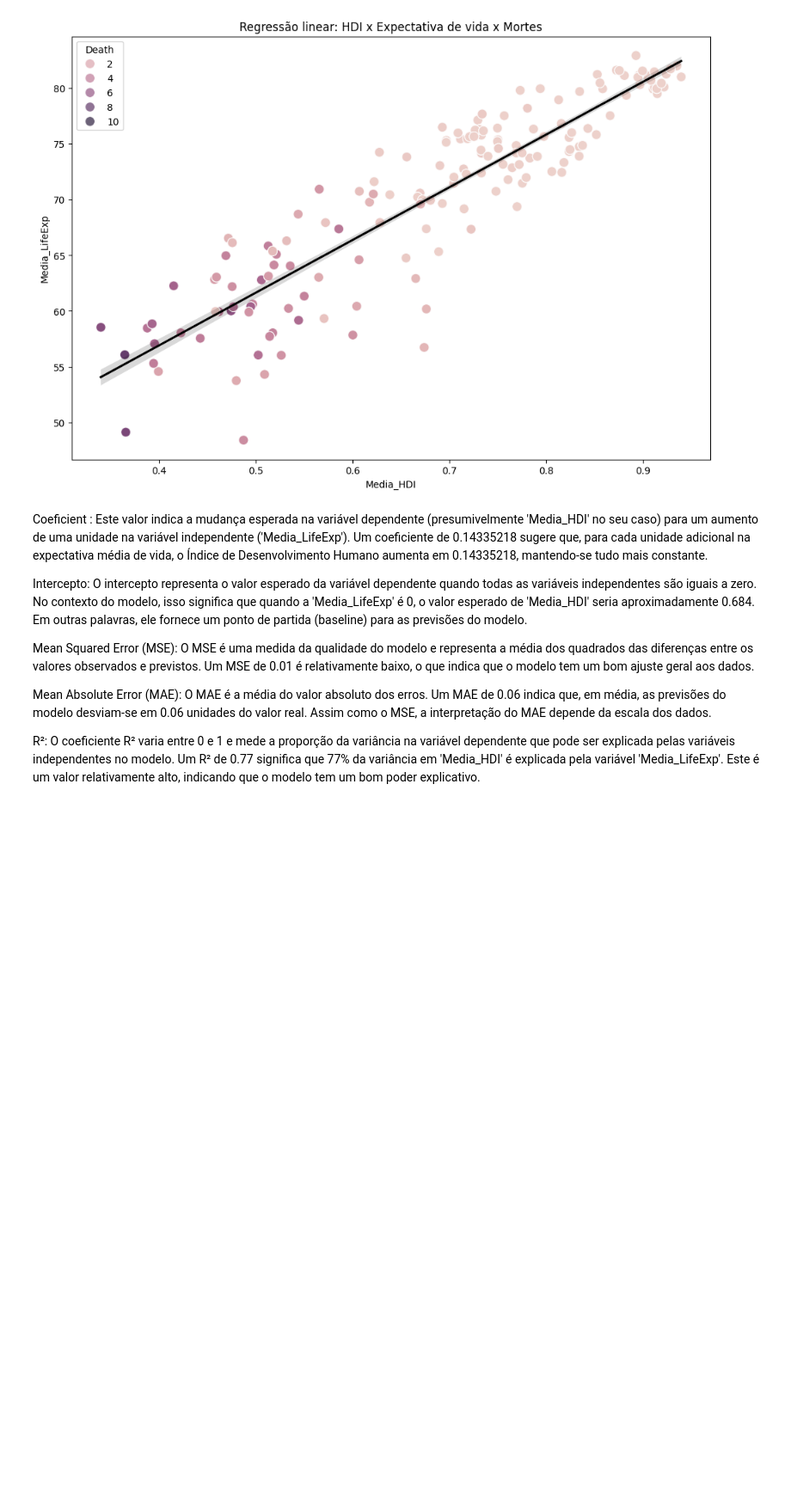
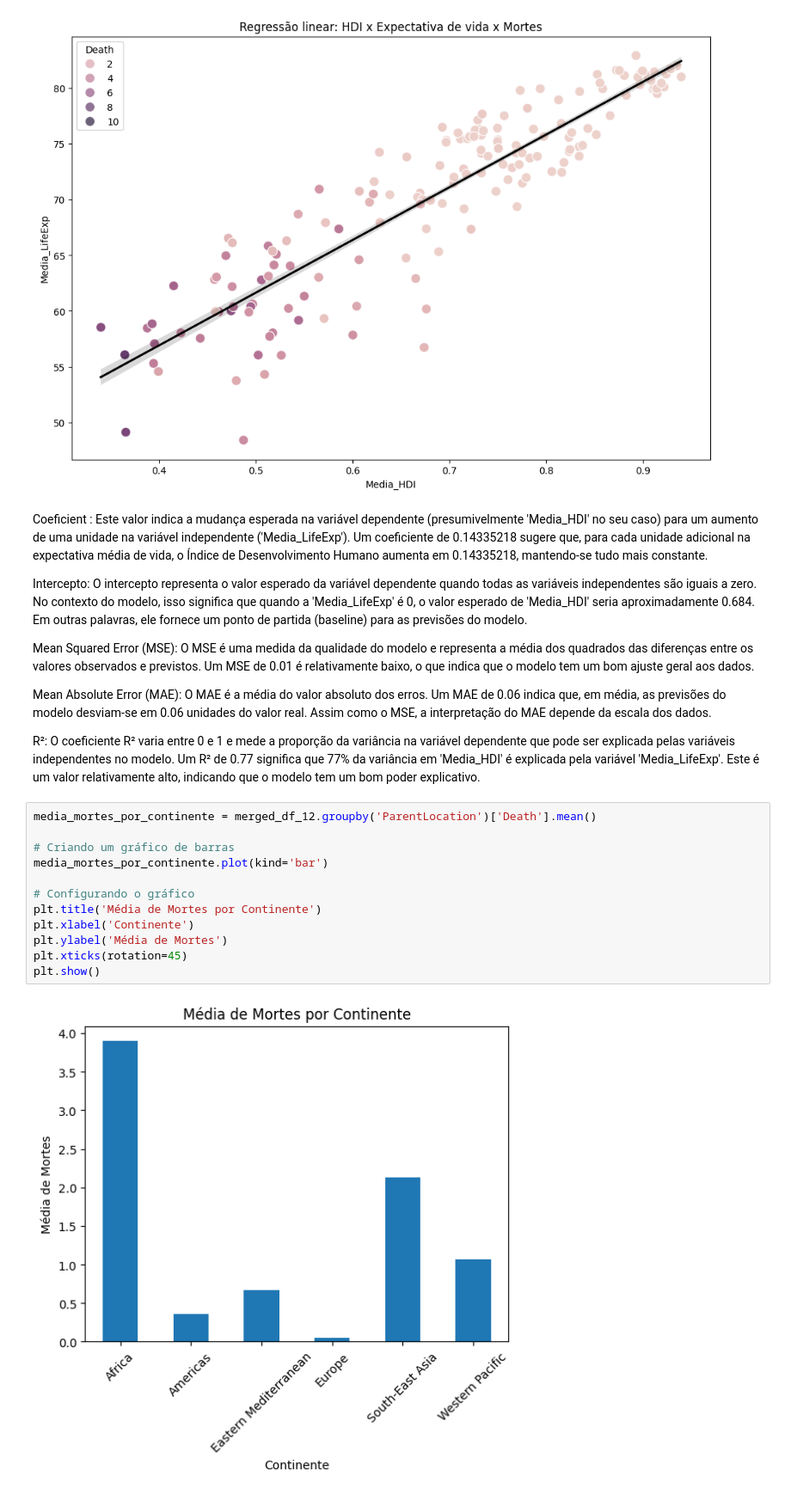
Before and after one commit to marcelomrad/Trabalho_Final_ICD, a Jupyter notebook: saneamento_básico_1.ipynb, the cells around one changed output. Shown: that part at 86% size. Saved outputs shown, nothing was run; the diff lists cells and outputs as text; blank space fills up the shorter version.

```diff
--- a/saneamento_básico_1.ipynb
+++ b/saneamento_básico_1.ipynb
@@ -934,3 +948,17 @@ Mean Squared Error (MSE): O MSE é uma medida da qualidade do modelo e represent
 Mean Absolute Error (MAE): O MAE é a média do valor absoluto dos erros. Um MAE de 0.06 indica que, em média, as previsões do modelo desviam-se em 0.06 unidades do valor real. Assim como o MSE, a interpretação do MAE depende da escala dos dados.
 
 R²: O coeficiente R² varia entre 0 e 1 e mede a proporção da variância na variável dependente que pode ser explicada pelas variáveis independentes no modelo. Um R² de 0.77 significa que 77% da variância em 'Media_HDI' é explicada pela variável 'Media_LifeExp'. Este é um valor relativamente alto, indicando que o modelo tem um bom poder explicativo.
+# %%
+media_mortes_por_continente = merged_df_12.groupby('ParentLocation')['Death'].mean()
+
+# Criando um gráfico de barras
+media_mortes_por_continente.plot(kind='bar')
+
+# Configurando o gráfico
+plt.title('Média de Mortes por Continente')
+plt.xlabel('Continente')
+plt.ylabel('Média de Mortes')
+plt.xticks(rotation=45)
+plt.show()
+# %% [output]
+[figure, added]
```
Also changed, not shown: parts of 10 cells of this notebook.
